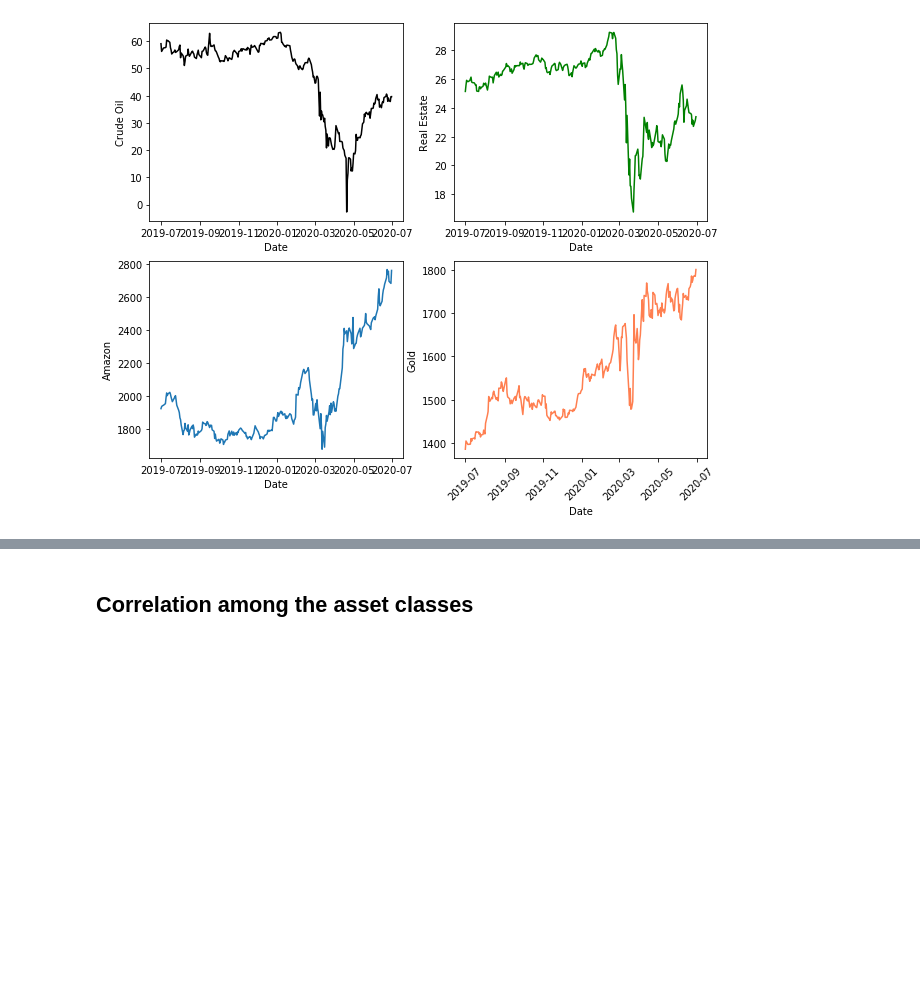
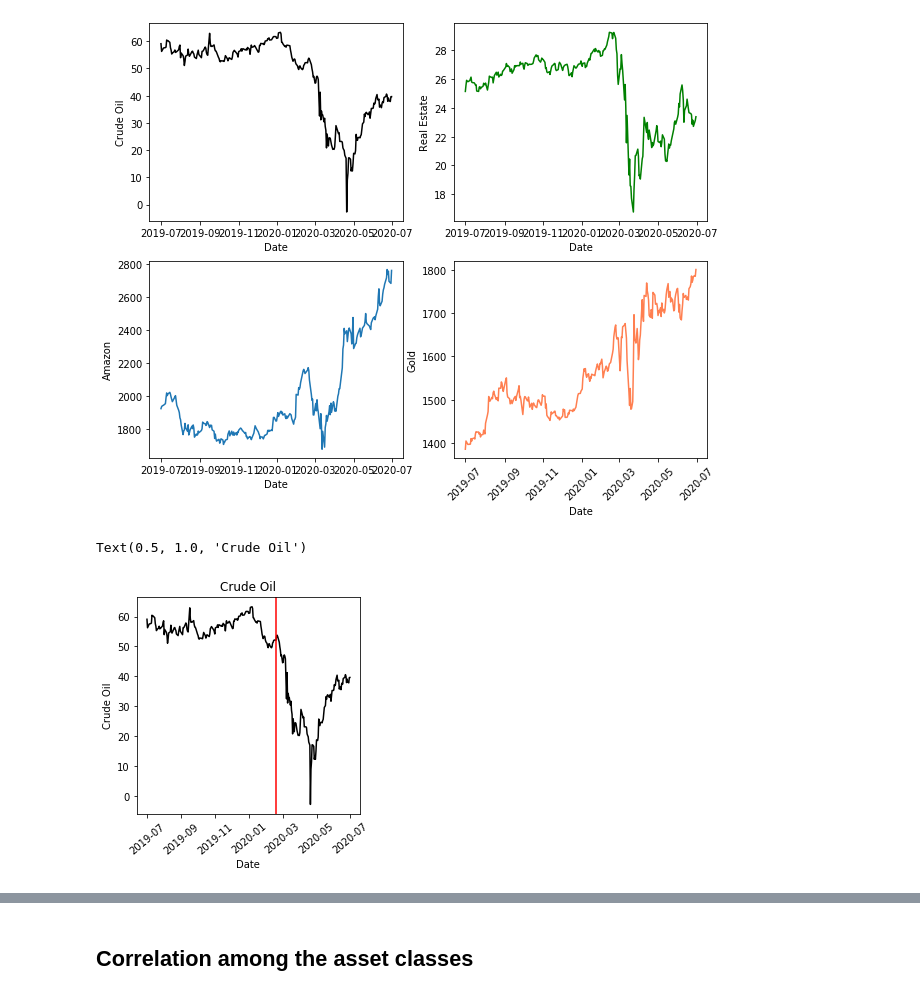
Before and after one commit to robertbozsik/impacts-of-covid19, a Jupyter notebook: plotting_RB.ipynb, the cells around one changed output, grey strips where cells are left out. Drawn from its saved outputs; the diff is of its cells as text; code cells hidden in the pictures; blank space fills up the shorter version.

```diff
--- a/plotting_RB.ipynb
+++ b/plotting_RB.ipynb
@@ -128,11 +128,3 @@ To register the converters:
         >>> register_matplotlib_converters()
   warnings.warn(msg, FutureWarning)
 [figure]
-# %%
-ac["S&P Mv Avg"] = ac['S&P 500'].rolling(window=20).mean()
-
-plt.figure(figsize=(10,10))
-plt.plot(ac['S&P Mv Avg'], 'g--', label="SMA1")
-plt.plot(ac['S&P 500'], label="close")
-plt.legend()
-plt.show()
@@ -207,3 +234,12 @@ sns.lineplot(data=ac_feb_jun, x=ac_feb_jun.index, y='Gold', ax=ax[1, 1], color='
 # %% [output]
 <matplotlib.axes._subplots.AxesSubplot at 0x...>
 [figure]
+# %%
+plt.figure(figsize=(4,4))
+oil_chart = sns.lineplot(data=ac_feb_jun, x=ac_feb_jun.index, y='Crude Oil', color='black')
+plt.xticks(rotation = 40)
+oil_chart.axvline('2020-02-19', color='r')
+oil_chart.set_title('Crude Oil')
+# %% [output]
+Text(0.5, 1.0, 'Crude Oil')
+[figure, added]
```
Also changed, not shown: parts of 14 cells of this notebook.
